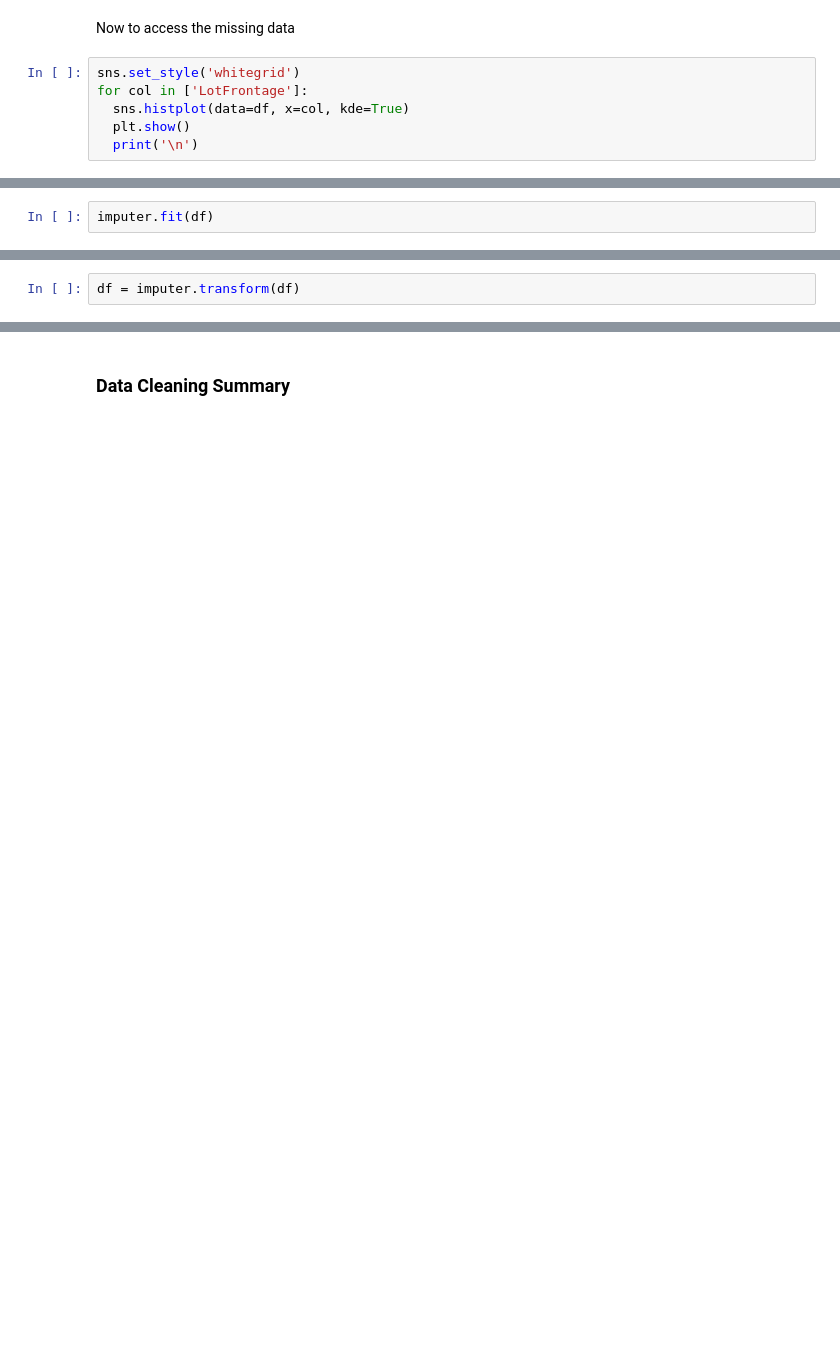
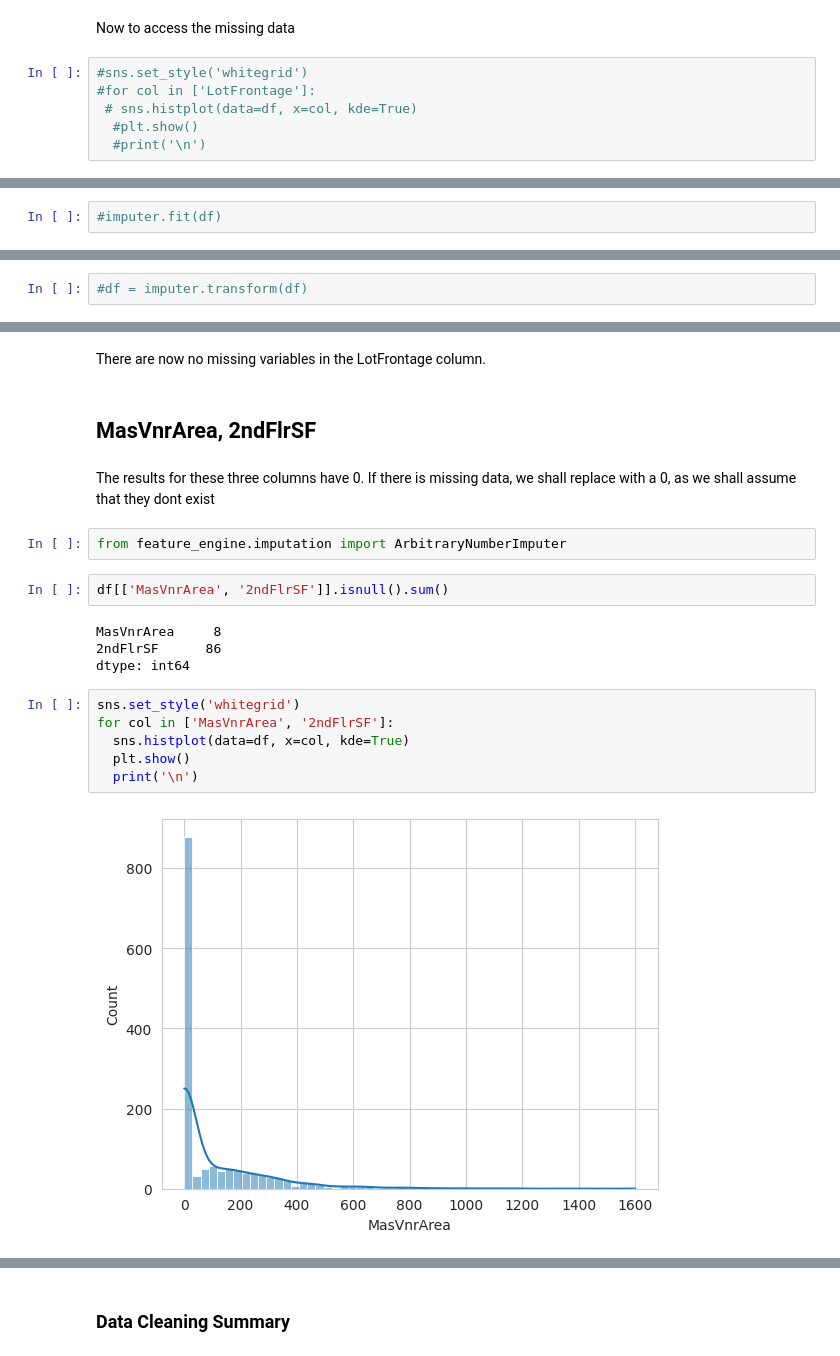
Before and after one commit to JohnStuartPhil/p5test, a Jupyter notebook: jupyter_notebooks/03 - DataCleaning.ipynb, the cells around one changed output, grey strips where cells are left out. Saved outputs shown, nothing was run; the diff lists cells and outputs as text; blank space fills up the shorter version.

Commit message:
Check DataCollection notebook

```diff
--- a/jupyter_notebooks/03 - DataCleaning.ipynb
+++ b/jupyter_notebooks/03 - DataCleaning.ipynb
@@ -252,8 +241,8 @@ dtype: int64
 # %% [markdown]
 Now to access the missing data
 # %%
-sns.set_style('whitegrid')
-for col in ['LotFrontage']:
-  sns.histplot(data=df, x=col, kde=True)
-  plt.show()
-  print('\n')
+#sns.set_style('whitegrid')
+#for col in ['LotFrontage']:
+ # sns.histplot(data=df, x=col, kde=True)
+  #plt.show()
+  #print('\n')
@@ -266,2 +253,2 @@ imputer = MeanMedianImputer(imputation_method='median',
 # %%
-imputer.fit(df)
+#imputer.fit(df)
@@ -274,3 +259,3 @@ imputer.imputer_dict_
 # %%
-df = imputer.transform(df)
+#df = imputer.transform(df)
 # %%
@@ -280,0 +263,22 @@ dtype: int64
+# %% [markdown]
+There are now no missing variables in the LotFrontage column.
+# %% [markdown]
+## MasVnrArea, 2ndFlrSF
+# %% [markdown]
+The results for these three columns have 0. If there is missing data, we shall replace with a 0, as we shall assume that they dont exist
+# %%
+from feature_engine.imputation import ArbitraryNumberImputer
+# %%
+df[['MasVnrArea', '2ndFlrSF']].isnull().sum()
+# %% [output]
+MasVnrArea     8
+2ndFlrSF      86
+dtype: int64
+# %%
+sns.set_style('whitegrid')
+for col in ['MasVnrArea', '2ndFlrSF']:
+  sns.histplot(data=df, x=col, kde=True)
+  plt.show()
+  print('\n')
+# %% [output]
+[figure, added]
```
Also changed, not shown: parts of 22 cells of this notebook, 3 other files.
